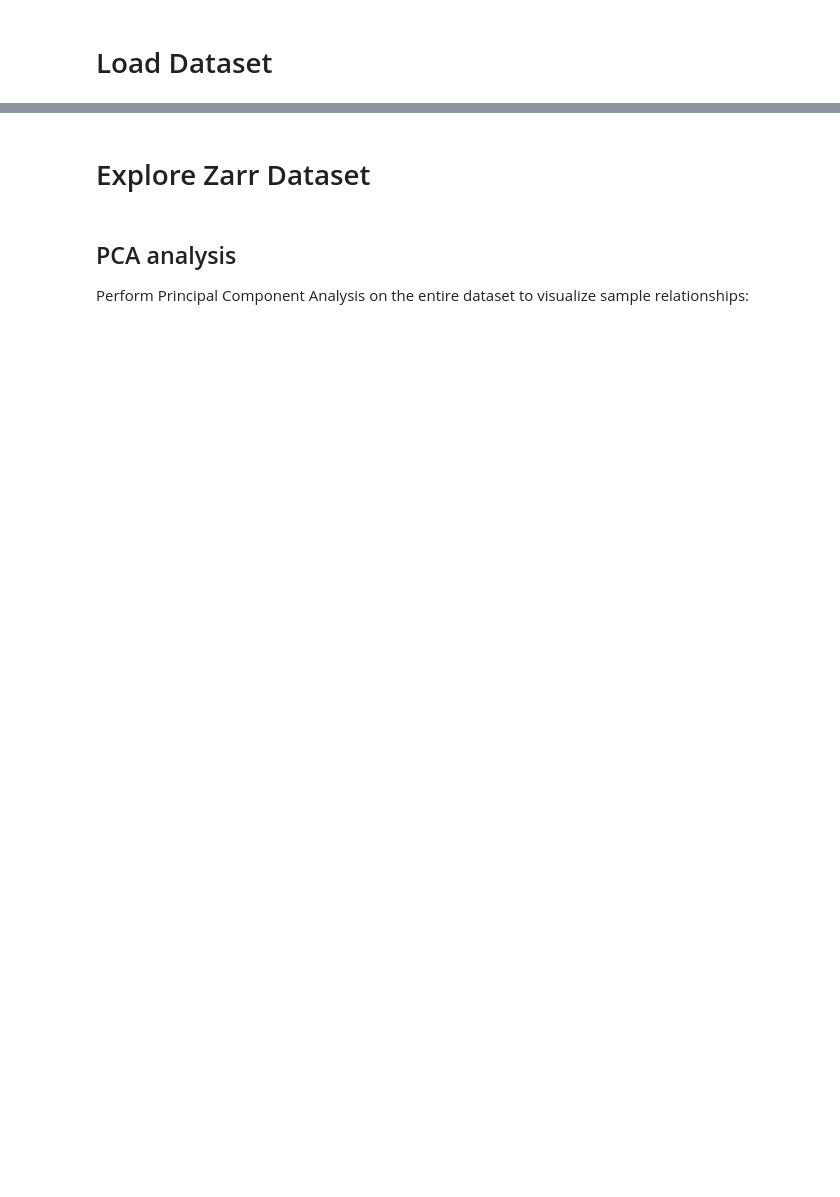
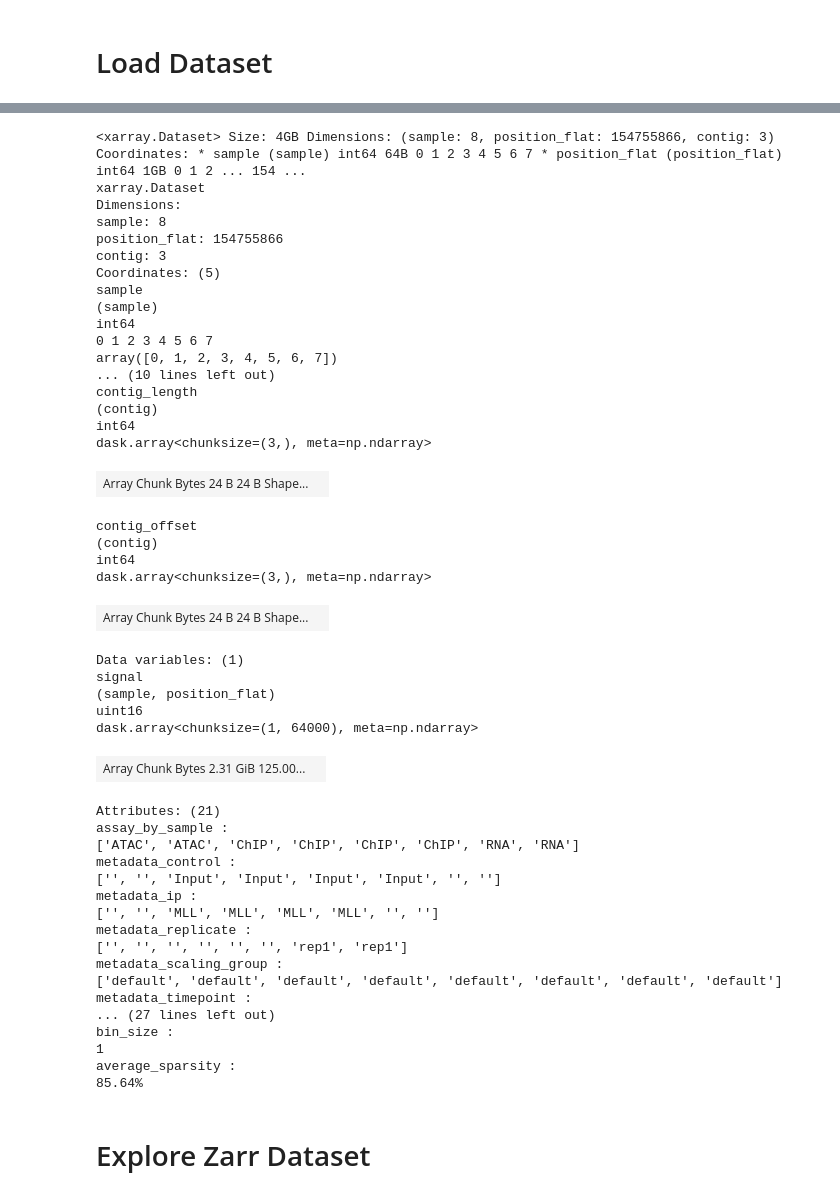
Before and after one commit to alsmith151/QuantNado, a Jupyter notebook: example/explore_dataset.ipynb, the cells around one changed output, grey strips where cells are left out. Saved outputs shown, nothing was run; the diff lists cells and outputs as text; code cells hidden in the pictures; blank space fills up the shorter version.

Commit message:
add downstream analysis

```diff
--- a/example/explore_dataset.ipynb
+++ b/example/explore_dataset.ipynb
@@ -16,3 +22,5 @@ sns.set_theme(style="whitegrid")
 # Load Dataset
 # %%
 ds = BamStore.open("dataset", backend="zarr")
+ds
+# %% [output]
@@ -19,2 +28,48 @@ ds = BamStore.open("dataset", backend="zarr")
+<xarray.Dataset> Size: 4GB Dimensions: (sample: 8, position_flat: 154755866, contig: 3) Coordinates: * sample (sample) int64 64B 0 1 2 3 4 5 6 7 * position_flat (position_flat) int64 1GB 0 1 2 ... 154 ...
+xarray.Dataset
+Dimensions:
+sample: 8
+position_flat: 154755866
+contig: 3
+Coordinates: (5)
+sample
+(sample)
+int64
+0 1 2 3 4 5 6 7
+array([0, 1, 2, 3, 4, 5, 6, 7])
+... (10 lines left out)
+contig_length
+(contig)
+int64
+dask.array<chunksize=(3,), meta=np.ndarray>
+| Array Chunk Bytes 24 B 24 B Shape... |  |
+contig_offset
+(contig)
+int64
+dask.array<chunksize=(3,), meta=np.ndarray>
+| Array Chunk Bytes 24 B 24 B Shape... |  |
+Data variables: (1)
+signal
+(sample, position_flat)
+uint16
+dask.array<chunksize=(1, 64000), meta=np.ndarray>
+| Array Chunk Bytes 2.31 GiB 125.00... |  |
+Attributes: (21)
+assay_by_sample :
+['ATAC', 'ATAC', 'ChIP', 'ChIP', 'ChIP', 'ChIP', 'RNA', 'RNA']
+metadata_control :
+['', '', 'Input', 'Input', 'Input', 'Input', '', '']
+metadata_ip :
+['', '', 'MLL', 'MLL', 'MLL', 'MLL', '', '']
+metadata_replicate :
+['', '', '', '', '', '', 'rep1', 'rep1']
+metadata_scaling_group :
+['default', 'default', 'default', 'default', 'default', 'default', 'default', 'default']
+metadata_timepoint :
+... (27 lines left out)
+bin_size :
+1
+average_sparsity :
+85.64%
 # %% [markdown]
 # Explore Zarr Dataset
@@ -64,4 +75,0 @@ metadata_df.head()
-# %% [markdown]
-## PCA analysis
-
-Perform Principal Component Analysis on the entire dataset to visualize sample relationships:
```
Also changed, not shown: parts of 51 cells of this notebook, 12 other files.
